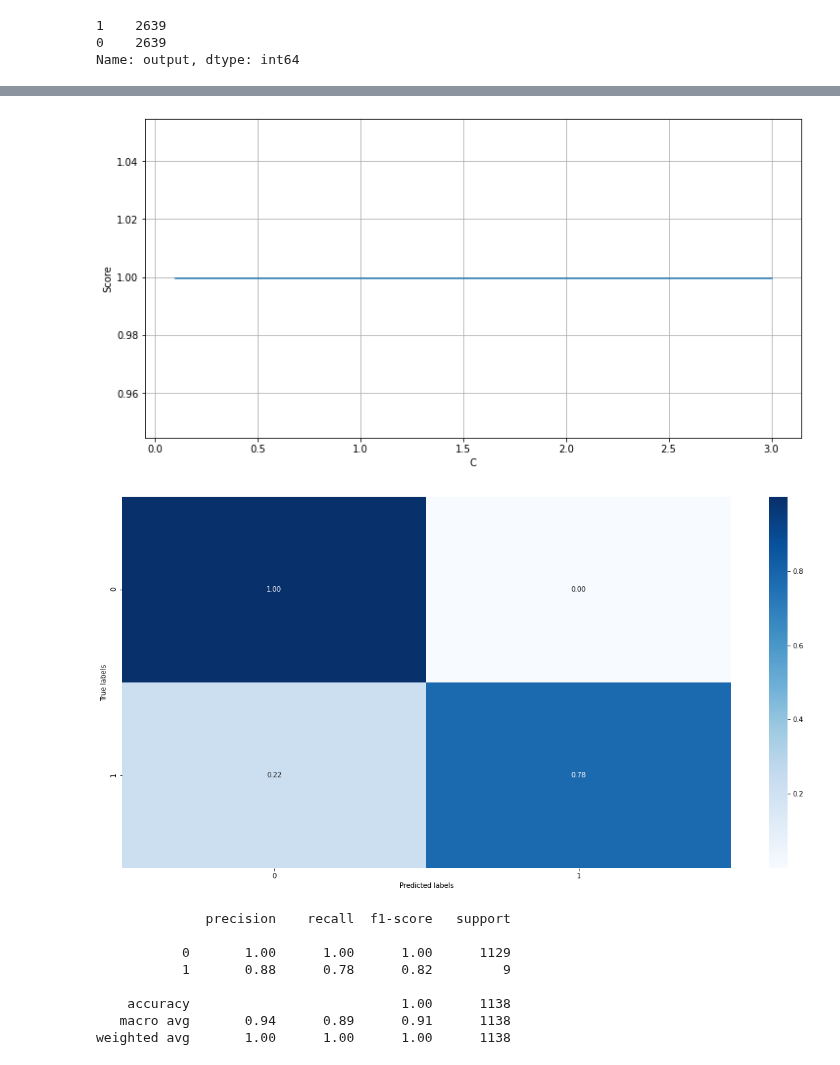
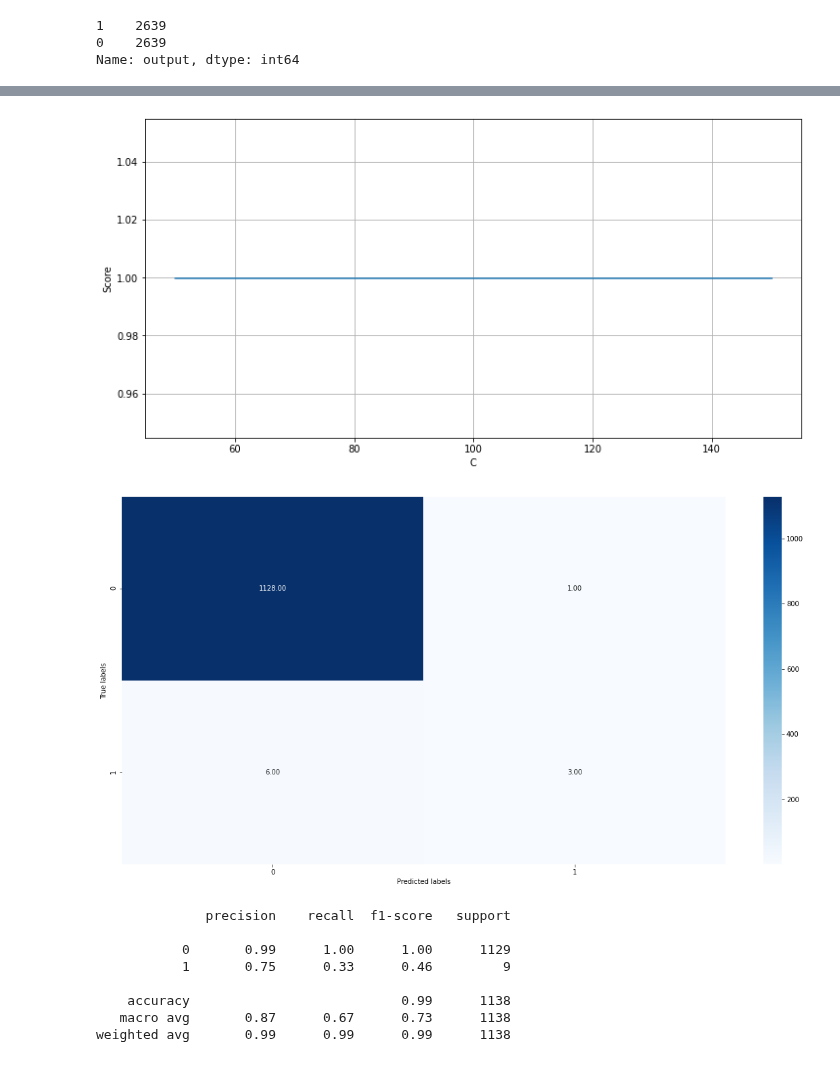
Before and after one commit to bachhvu/Policy-NLP, a Jupyter notebook: Do_Not_Track_Model_Development.ipynb, the cells around one changed output, grey strips where cells are left out. Cells and saved outputs as stored; diff of their text form; code cells hidden in the pictures.

```diff
--- a/Do_Not_Track_Model_Development.ipynb
+++ b/Do_Not_Track_Model_Development.ipynb
@@ -69,7 +69,7 @@ for index, value in enumerate(segments['do_not_track'].value_counts(normalize=Tr
 [figure]
 # %%
 # create the object of tfid vectorizer
-tfid_vectorizer = TfidfVectorizer("english")
+tfid_vectorizer = TfidfVectorizer("english", ngram_range=(1,2), use_idf=True, min_df=5)
 # fit the vectorizer using the text data
 tfid = tfid_vectorizer.fit(segments['segments'])
 # collect the vocabulary items used in the vectorizer
@@ -112,6 +111,6 @@ kf = StratifiedKFold(n_splits=5, random_state=0, shuffle=False)
 params = {'C': alpha_list,
           'random_state': [0]}
 # %%
-classifier = LinearSVC(random_state=0)
-cross_val_score(classifier, segments_train, targets_train, cv=kf, scoring='f1')
+classifier = LogisticRegression(random_state=0)
+cross_val_score(classifier, segments_train, targets_train, cv=kf)
 # %% [output]
@@ -118,0 +118,4 @@ array([0.66666667, 1.        , 1.        , 0.8       , 0.8       ])
+# %%
+classifier.fit(segments_train, targets_train)
+base_preds = classifier.predict(segments_test)
+recall_score(targets_test, base_preds)
@@ -240,7 +245,7 @@ parameters = [{'C': [0.001, 0.01, 0.1, 1, 10],
               'gamma':  [0.001, 0.01, 0.1, 1, 10],
               }]
 
-params = {'C': alpha_list,
+params = {'n_estimators': [50,100,150],
           'random_state': [0]}
 
 gs_clf = GridSearchCV(classifier, params, n_jobs=-1, cv=kf, scoring='recall_macro', verbose=1)
@@ -260,7 +264,7 @@ Best score:  0.999620852739923
 # %%
 results = pd.DataFrame()
 # collect alpha list
-results['C'] = gs_clf.cv_results_['param_C'].data
+results['C'] = gs_clf.cv_results_['param_n_estimators'].data
 # collect test scores
 results['score'] = gs_clf.cv_results_['mean_test_score'].data
 
@@ -270,31 +274,31 @@ plt.xlabel('C')
 plt.ylabel('Score')
 plt.grid()
 # %% [output]
-[figure, old version]
+[figure, new version]
 # %%
 preds = gs_clf.predict(segments_test)
 #labels = segments['category_name'].unique()
 cm = confusion_matrix(targets_test.astype(str), preds.astype(str))
-cm = cm.astype('float') / cm.sum(axis=1)[:, np.newaxis]
+#cm = cm.astype('float') / cm.sum(axis=1)[:, np.newaxis]
 plt.rcParams['figure.figsize'] = (20, 10)
 ax= plt.subplot()
 sns.heatmap(cm, annot=True, fmt='.2f', cmap='Blues', cbar=True, ax = ax)
 #ax.set_xticklabels([''] + labels, rotation=90)
 #ax.set_yticklabels([''] + labels, rotation=0)
 ax.set_xlabel('Predicted labels')
 ax.set_ylabel('True labels')
 plt.show()
 # %% [output]
-[figure, old version]
+[figure, new version]
 # %%
 #Quick diagnostics
 print(classification_report(targets_test.astype(str),preds.astype(str)))
 # %% [output]
               precision    recall  f1-score   support
 
-           0       1.00      1.00      1.00      1129
-           1       0.88      0.78      0.82         9
+           0       0.99      1.00      1.00      1129
+           1       0.75      0.33      0.46         9
 
-    accuracy                           1.00      1138
-   macro avg       0.94      0.89      0.91      1138
-weighted avg       1.00      1.00      1.00      1138
+    accuracy                           0.99      1138
+   macro avg       0.87      0.67      0.73      1138
+weighted avg       0.99      0.99      0.99      1138
```
Also changed, not shown: parts of 15 cells of this notebook.
